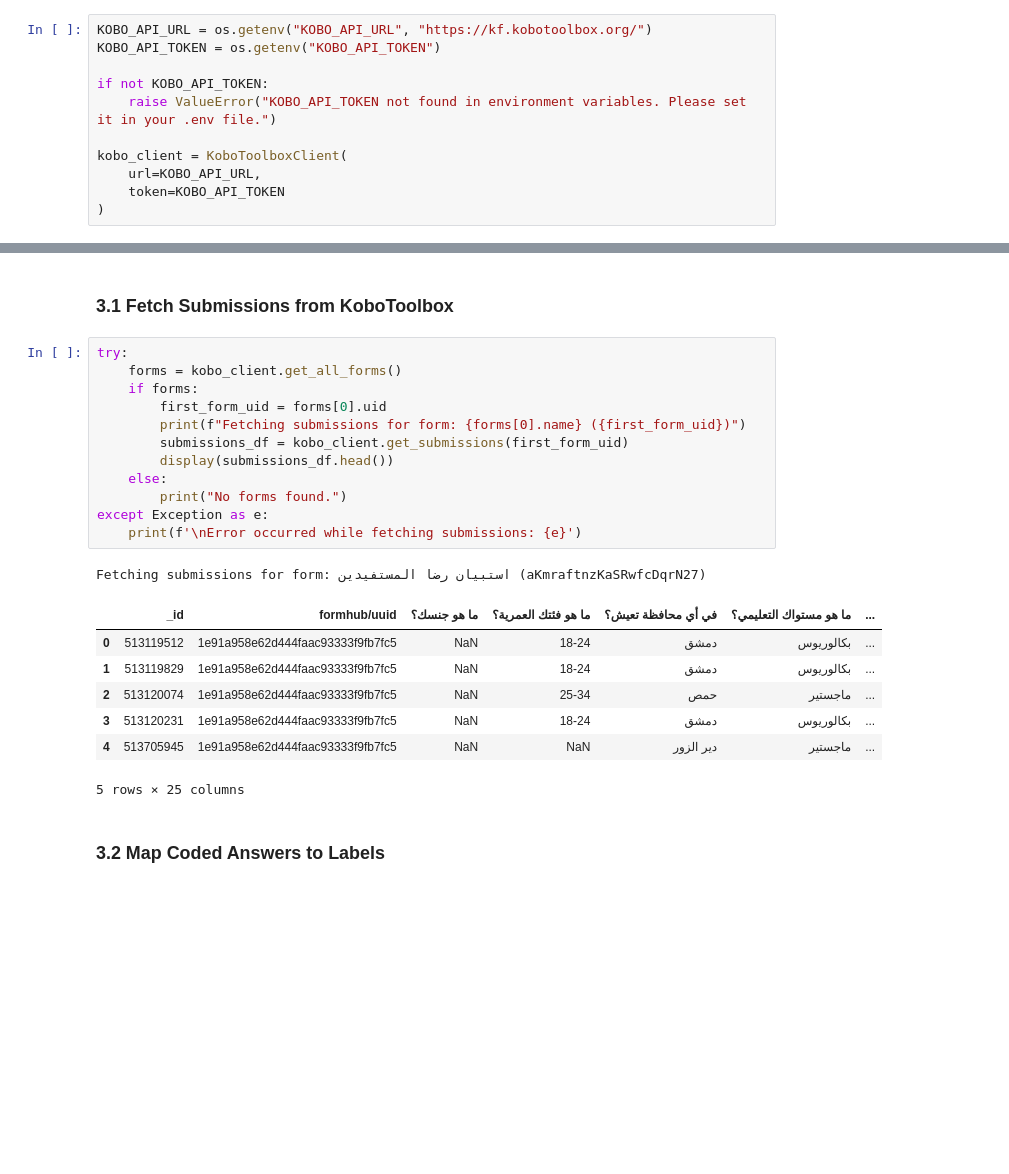
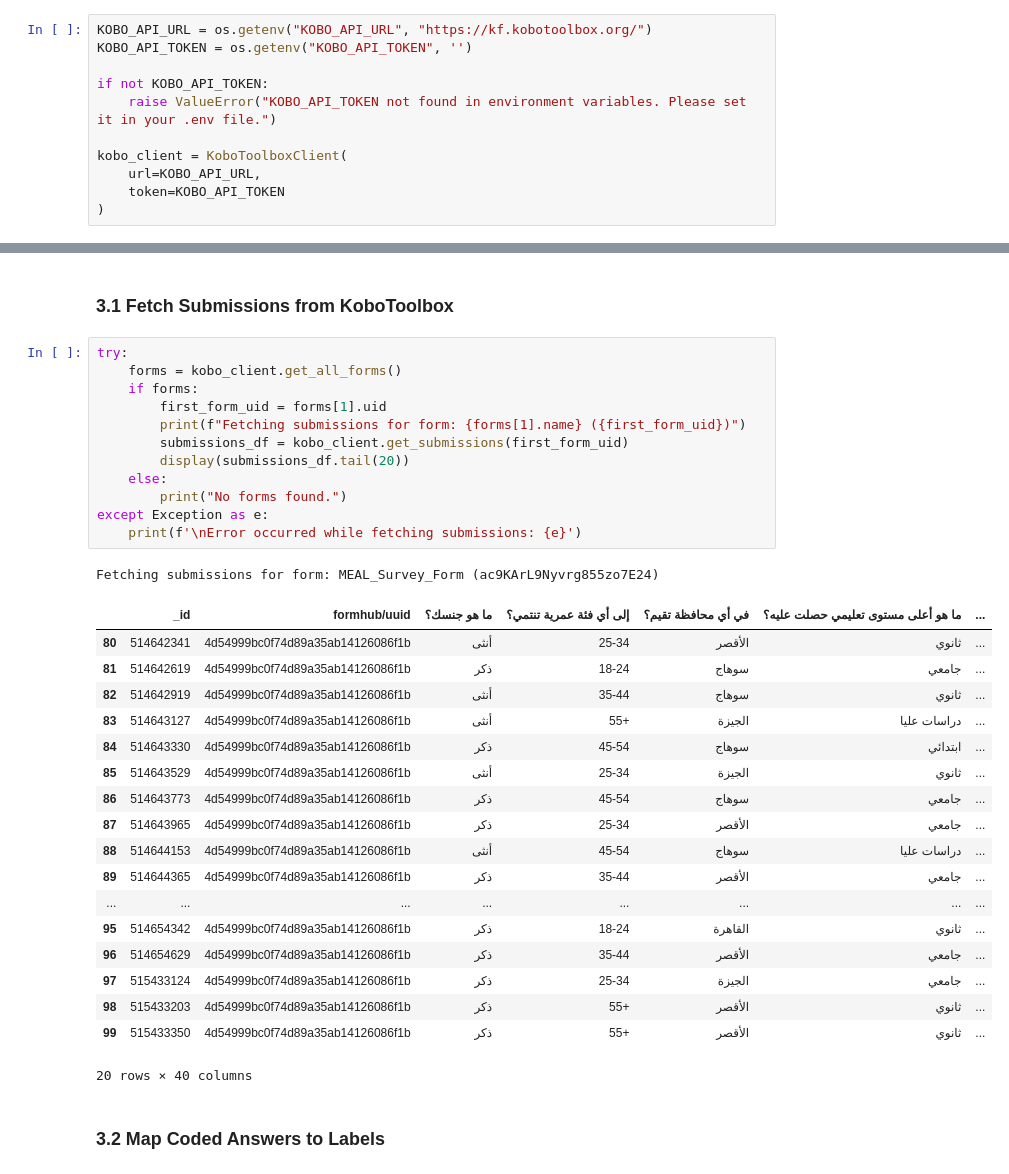
Before and after one commit to rami-othman/automated-analyzing-arabic-MCQ-survey, a Jupyter notebook: arabic_mcq_questionaries_analysis_cleaned.ipynb, the cells around one changed output, grey strips where cells are left out. Saved outputs shown, nothing was run; the diff lists cells and outputs as text; blank space fills up the shorter version.

```diff
--- a/arabic_mcq_questionaries_analysis_cleaned.ipynb
+++ b/arabic_mcq_questionaries_analysis_cleaned.ipynb
@@ -42,7 +42,7 @@ else:
 The client is initialized using the URL and API token from your environment variables.
 # %%
 KOBO_API_URL = os.getenv("KOBO_API_URL", "https://kf.kobotoolbox.org/")
-KOBO_API_TOKEN = os.getenv("KOBO_API_TOKEN")
+KOBO_API_TOKEN = os.getenv("KOBO_API_TOKEN", '')
 
 if not KOBO_API_TOKEN:
     raise ValueError("KOBO_API_TOKEN not found in environment variables. Please set it in your .env file.")
@@ -98,24 +98,35 @@ uploader = KoboFormUploader(api_url=KOBO_API_URL, token=KOBO_API_TOKEN)
 # %%
 try:
     forms = kobo_client.get_all_forms()
     if forms:
-        first_form_uid = forms[0].uid
-        print(f"Fetching submissions for form: {forms[0].name} ({first_form_uid})")
+        first_form_uid = forms[1].uid
+        print(f"Fetching submissions for form: {forms[1].name} ({first_form_uid})")
         submissions_df = kobo_client.get_submissions(first_form_uid)
-        display(submissions_df.head())
+        display(submissions_df.tail(20))
     else:
         print("No forms found.")
 except Exception as e:
     print(f'\nError occurred while fetching submissions: {e}')
 # %% [output]
-Fetching submissions for form: استبيان رضا المستفيدين (aKmraftnzKaSRwfcDqrN27)
+Fetching submissions for form: MEAL_Survey_Form (ac9KArL9Nyvrg855zo7E24)
-|  | _id | formhub/uuid | ما هو جنسك؟ | ما هو فئتك العمرية؟ | في أي محافظة تعيش؟ | ما هو مستواك التعليمي؟ | ... |
-| 0 | 513119512 | 1e91a958e62d444faac93333f9fb7fc5 | NaN | 18-24 | دمشق | بكالوريوس | ... |
-| 1 | 513119829 | 1e91a958e62d444faac93333f9fb7fc5 | NaN | 18-24 | دمشق | بكالوريوس | ... |
-| 2 | 513120074 | 1e91a958e62d444faac93333f9fb7fc5 | NaN | 25-34 | حمص | ماجستير | ... |
-| 3 | 513120231 | 1e91a958e62d444faac93333f9fb7fc5 | NaN | 18-24 | دمشق | بكالوريوس | ... |
-| 4 | 513705945 | 1e91a958e62d444faac93333f9fb7fc5 | NaN | NaN | دير الزور | ماجستير | ... |
+|  | _id | formhub/uuid | ما هو جنسك؟ | إلى أي فئة عمرية تنتمي؟ | في أي محافظة تقيم؟ | ما هو أعلى مستوى تعليمي حصلت عليه؟ | ... |
+| 80 | 514642341 | 4d54999bc0f74d89a35ab14126086f1b | أنثى | 25-34 | الأقصر | ثانوي | ... |
+| 81 | 514642619 | 4d54999bc0f74d89a35ab14126086f1b | ذكر | 18-24 | سوهاج | جامعي | ... |
+| 82 | 514642919 | 4d54999bc0f74d89a35ab14126086f1b | أنثى | 35-44 | سوهاج | ثانوي | ... |
+| 83 | 514643127 | 4d54999bc0f74d89a35ab14126086f1b | أنثى | 55+ | الجيزة | دراسات عليا | ... |
+| 84 | 514643330 | 4d54999bc0f74d89a35ab14126086f1b | ذكر | 45-54 | سوهاج | ابتدائي | ... |
+| 85 | 514643529 | 4d54999bc0f74d89a35ab14126086f1b | أنثى | 25-34 | الجيزة | ثانوي | ... |
+| 86 | 514643773 | 4d54999bc0f74d89a35ab14126086f1b | ذكر | 45-54 | سوهاج | جامعي | ... |
+| 87 | 514643965 | 4d54999bc0f74d89a35ab14126086f1b | ذكر | 25-34 | الأقصر | جامعي | ... |
+| 88 | 514644153 | 4d54999bc0f74d89a35ab14126086f1b | أنثى | 45-54 | سوهاج | دراسات عليا | ... |
+| 89 | 514644365 | 4d54999bc0f74d89a35ab14126086f1b | ذكر | 35-44 | الأقصر | جامعي | ... |
+| ... | ... | ... | ... | ... | ... | ... | ... |
+| 95 | 514654342 | 4d54999bc0f74d89a35ab14126086f1b | ذكر | 18-24 | القاهرة | ثانوي | ... |
+| 96 | 514654629 | 4d54999bc0f74d89a35ab14126086f1b | ذكر | 35-44 | الأقصر | جامعي | ... |
+| 97 | 515433124 | 4d54999bc0f74d89a35ab14126086f1b | ذكر | 25-34 | الجيزة | جامعي | ... |
+| 98 | 515433203 | 4d54999bc0f74d89a35ab14126086f1b | ذكر | 55+ | الأقصر | ثانوي | ... |
+| 99 | 515433350 | 4d54999bc0f74d89a35ab14126086f1b | ذكر | 55+ | الأقصر | ثانوي | ... |
-5 rows × 25 columns
+20 rows × 40 columns
 # %% [markdown]
 ### 3.2 Map Coded Answers to Labels
 # %%
```
Also changed, not shown: parts of 3 cells of this notebook, 3 other files.
